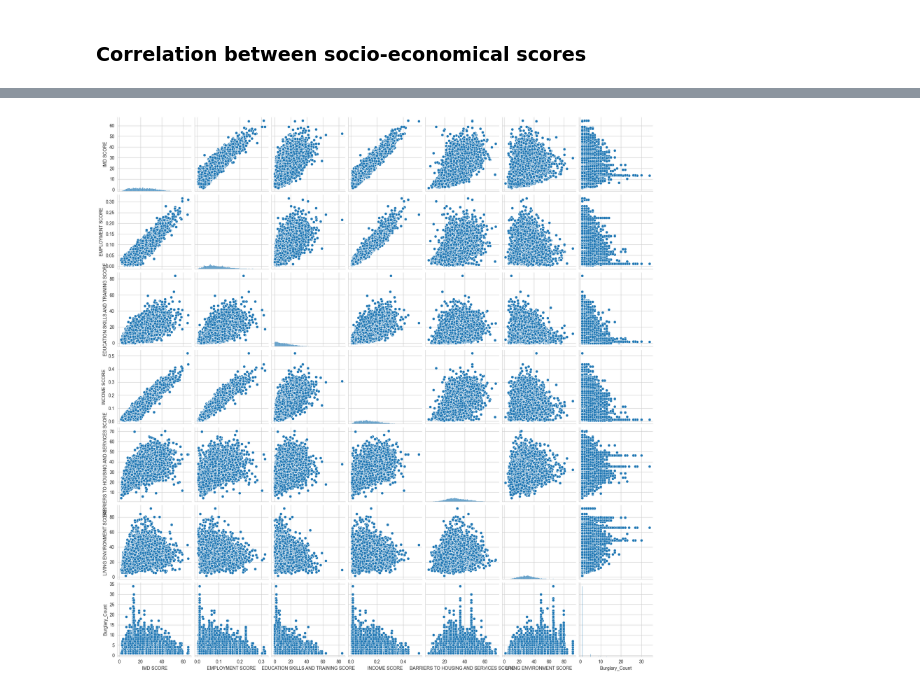
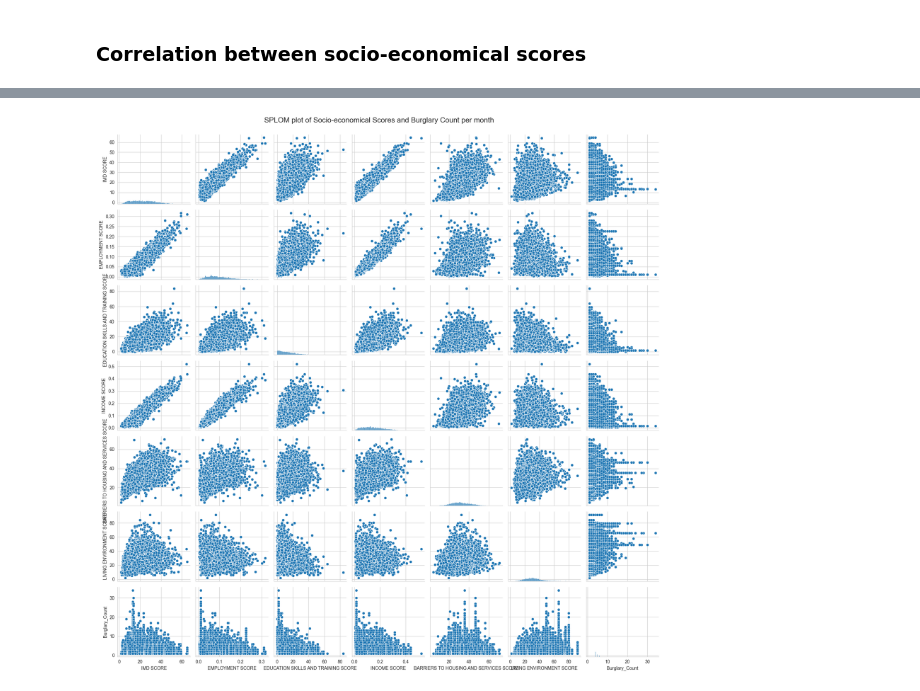
Before and after one commit to DLee1222/CBL-Group-17, a Jupyter notebook: data_exploration/data_exploration.ipynb, the cells around one changed output, grey strips where cells are left out. Drawn from its saved outputs; the diff is of its cells as text; code cells hidden in the pictures.

```diff
--- a/data_exploration/data_exploration.ipynb
+++ b/data_exploration/data_exploration.ipynb
@@ -538,15 +544,18 @@ plt.show()
 # %%
 #SPLOM plot between scores and burglary count
 scores_burglary_df = cleaned_df[['IMD SCORE',
                 'EMPLOYMENT SCORE',
                 'EDUCATION SKILLS AND TRAINING SCORE',
                 'INCOME SCORE',
                 'BARRIERS TO HOUSING AND SERVICES SCORE',
                 'LIVING ENVIRONMENT SCORE',
                 'Burglary_Count']]
 
-sns.pairplot(scores_burglary_df)
+pair_plot2 = sns.pairplot(scores_burglary_df)
+pair_plot2.fig.suptitle("SPLOM plot of Socio-economical Scores and Burglary Count per month", fontsize=16)
 
+pair_plot2.fig.tight_layout()
+pair_plot2.fig.subplots_adjust(top=0.95)
 plt.show()
 # %% [output]
-[figure, old version]
+[figure, new version]
```
Also changed, not shown: parts of 4 cells of this notebook, 13 other files.
